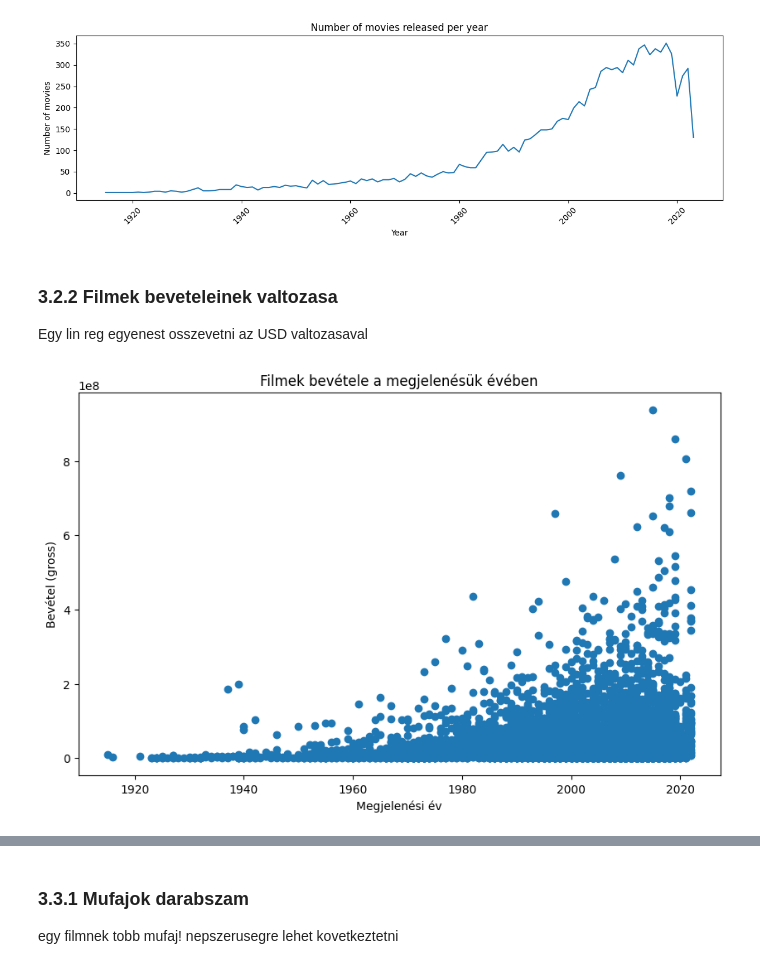
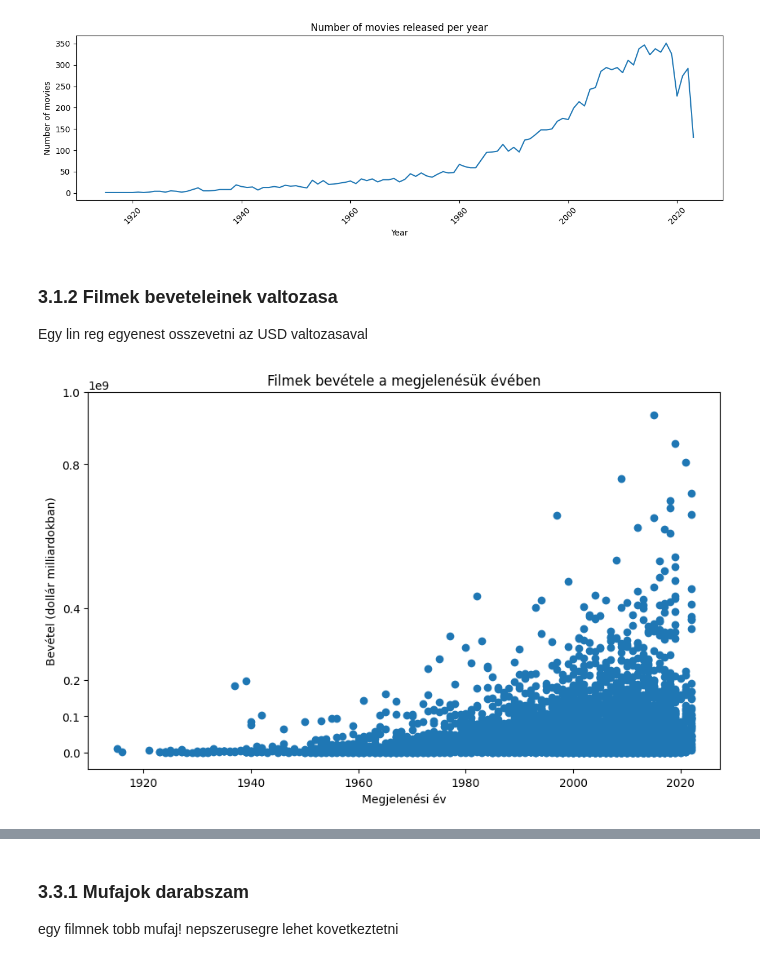
Before and after one commit to gutbrot/dataS, a Jupyter notebook: hw/EDA.ipynb, the cells around one changed output, grey strips where cells are left out. Saved outputs shown, nothing was run; the diff lists cells and outputs as text; code cells hidden in the pictures.

```diff
--- a/hw/EDA.ipynb
+++ b/hw/EDA.ipynb
@@ -233,6 +249,6 @@ plt.show()
 # %% [output]
 [figure]
 # %% [markdown]
-### 3.2.2 Filmek beveteleinek valtozasa
+### 3.1.2 Filmek beveteleinek valtozasa
 
 Egy lin reg egyenest osszevetni az USD valtozasaval
@@ -239,13 +258,14 @@ Egy lin reg egyenest osszevetni az USD valtozasaval
 # %%
 
 
 plt.figure(figsize=(10, 6))
 
 plt.scatter(df["year_released"], df["gross"])
 plt.xlabel("Megjelenési év")
-plt.ylabel("Bevétel (gross)")
+plt.ylabel("Bevétel (dollár milliardokban)")
 plt.title("Filmek bevétele a megjelenésük évében")
+plt.yticks([0, 100_000_000, 200_000_000, 400_000_000, 800_000_000, 1_000_000_000])
 
 plt.show()
 # %% [output]
-[figure, old version]
+[figure, new version]
```
Also changed, not shown: parts of 17 cells of this notebook, 2 other files.
